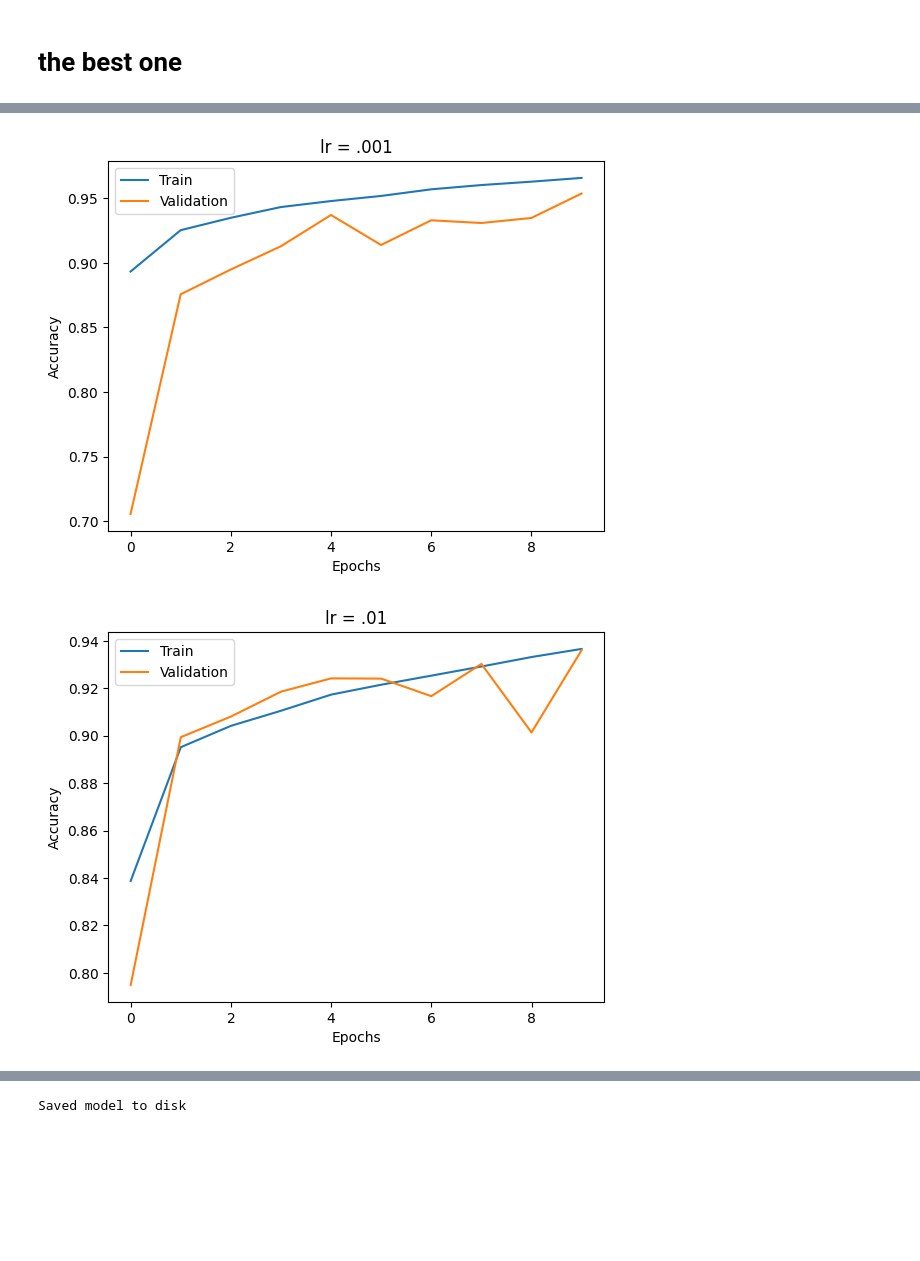
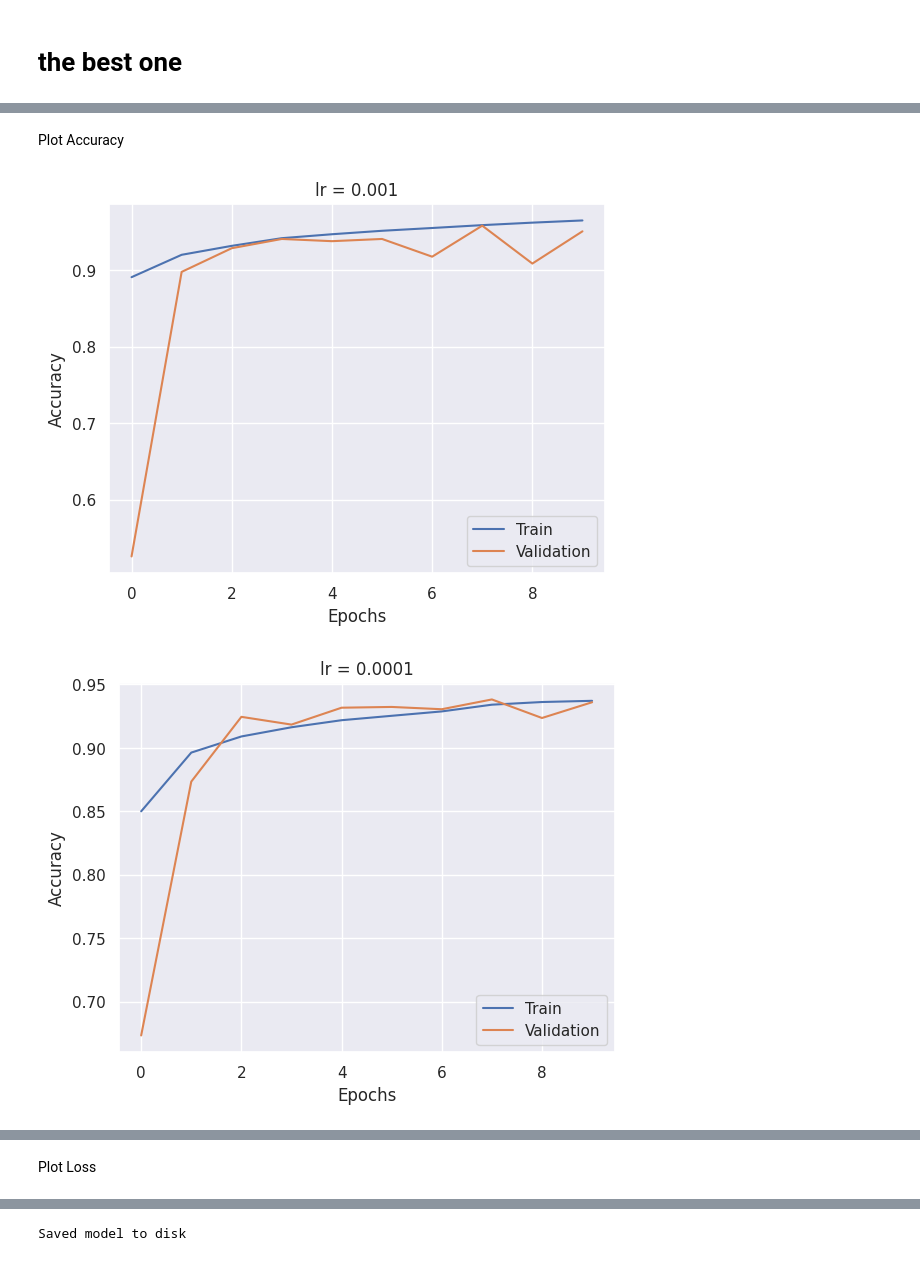
Before and after one commit to s-hashirahmed/cif10, a Jupyter notebook: c10.ipynb, the cells around one changed output, grey strips where cells are left out. Drawn from its saved outputs; the diff is of its cells as text; code cells hidden in the pictures; blank space fills up the shorter version.

```diff
--- a/c10.ipynb
+++ b/c10.ipynb
@@ -13,6 +18,7 @@ from keras.layers.convolutional import Conv2D
 # %%
 from keras.utils import np_utils # encoding
 import matplotlib.pyplot as plt #plotting
+import seaborn as sns
 
 # 60k images with 32x32 dimensions each and 3 channels (r,g,b)
 
@@ -26,7 +32,7 @@ BATCH_SIZE = 128
 VALIDATION_SPLIT = .2
 VERBOSE = 1
 CLASSES = 2
-EPOCHS = 100
+EPOCHS = 10
 
 OPTIM = optimizers.Adam(learning_rate=0.01) # learning rate to be defined
 # %% [markdown]
@@ -453,0 +664,24 @@ print(cm_6)
+# %%
+print("---------------------------")
+print('\tPerformance Metrics \n')
+print("---------------------------")
+print("The accuracy is "+str(metrics.accuracy_score(y_test_temp_6,y_hat_temp_6)*100)+"%")
+print('Precision: ',metrics.precision_score(y_test_temp_6,y_hat_temp_6))
+print('Recall score: ',metrics.recall_score(y_test_temp_6,y_hat_temp_6))
+print('F1 score: ',metrics.f1_score(y_test_temp_6,y_hat_temp_6))
+
+print("---------------------------")
+print('\tConfusion Matrix:')
+print("---------------------------")
+sns.set()
+
+sns.heatmap(cm_6, annot=True, fmt=".3f", linewidths=.5, square = True, cmap = 'Blues_r')
+print("\tTrue Positives:",cm_6[0,0])
+print("\tTrue Negatives:",cm_6[0,1])
+print("\tFalse Positives:",cm_6[1,1])
+print("\tFalse Negatives:",cm_6[1,0])
+print("")
+plt.xlabel("Predicted Label")
+plt.ylabel("True Label")
+plt.title("Confusion Matrix For Model 6")
+plt.show()
@@ -605,7 +753,7 @@ def build_m3(learning_rate=.001):
 
     # 1st block
     model.add(layers.Conv2D(32, (3,3), padding='same',
-    input_shape=input_shape, activation='relu'))
+    input_shape=(32,32,3), activation='relu'))
 
     model.add(layers.BatchNormalization())
 
@@ -659,8 +809,8 @@ def build_m3(learning_rate=.001):
 model_3_cnn_a = build_m3()
 model_3_cnn_b = build_m3(learning_rate=.0001)
 model_3_cnn_c = build_m3(learning_rate=.00001)
-hist_cnn_3a = model_3_cnn_a.fit(X_train,y_train, batch_size=BATCH_SIZE, verbose=VERBOSE, epochs=10, validation_split = .2)
-hist_cnn_3b = model_3_cnn_b.fit(X_train,y_train, batch_size=BATCH_SIZE, verbose=VERBOSE, epochs=10, validation_split = .2)
-hist_cnn_3c = model_3_cnn_c.fit(X_train,y_train, batch_size=BATCH_SIZE, verbose=VERBOSE, epochs=10, validation_split = .2)
+hist_cnn_3a = model_3_cnn_a.fit(X_train,y_train, batch_size=BATCH_SIZE, verbose=VERBOSE, epochs=EPOCHS, validation_split = .2)
+hist_cnn_3b = model_3_cnn_b.fit(X_train,y_train, batch_size=BATCH_SIZE, verbose=VERBOSE, epochs=EPOCHS, validation_split = .2)
+hist_cnn_3c = model_3_cnn_c.fit(X_train,y_train, batch_size=BATCH_SIZE, verbose=VERBOSE, epochs=EPOCHS, validation_split = .2)
 # %% [output]
 Epoch 1/10
@@ -683,30 +833,33 @@ Epoch 10/10
+# %% [markdown]
+Plot Accuracy
 # %%
+sns.set()
 plt.plot(hist_cnn_3a.history['accuracy'])
 plt.plot(hist_cnn_3a.history['val_accuracy'])
-plt.title("lr = .001")
+plt.title("lr = 0.001")
 plt.ylabel('Accuracy')
 plt.xlabel('Epochs')
 plt.legend(['Train', 'Validation'])
 
 plt.show()
 
 plt.plot(hist_cnn_3b.history['accuracy'])
 plt.plot(hist_cnn_3b.history['val_accuracy'])
-plt.title("lr = .01")
+plt.title("lr = 0.0001")
 plt.ylabel('Accuracy')
 plt.xlabel('Epochs')
 plt.legend(['Train', 'Validation'])
 
 plt.show()
 
 plt.plot(hist_cnn_3c.history['accuracy'])
 plt.plot(hist_cnn_3c.history['val_accuracy'])
-plt.title("lr = .0001")
+plt.title("lr = 0.00001")
 plt.ylabel('Accuracy')
 plt.xlabel('Epochs')
 plt.legend(['Train', 'Validation'])
 
 plt.show()
 # %% [output]
-[figure, old version]
+[figure, new version]
-[figure, old version]
+[figure, new version]
@@ -714,3 +867,5 @@ plt.show()
+# %% [markdown]
+Plot Loss
 # %%
 plt.plot(hist_cnn_3a.history['loss'])
 plt.plot(hist_cnn_3a.history['val_loss'])
```
Also changed, not shown: parts of 110 cells of this notebook.
